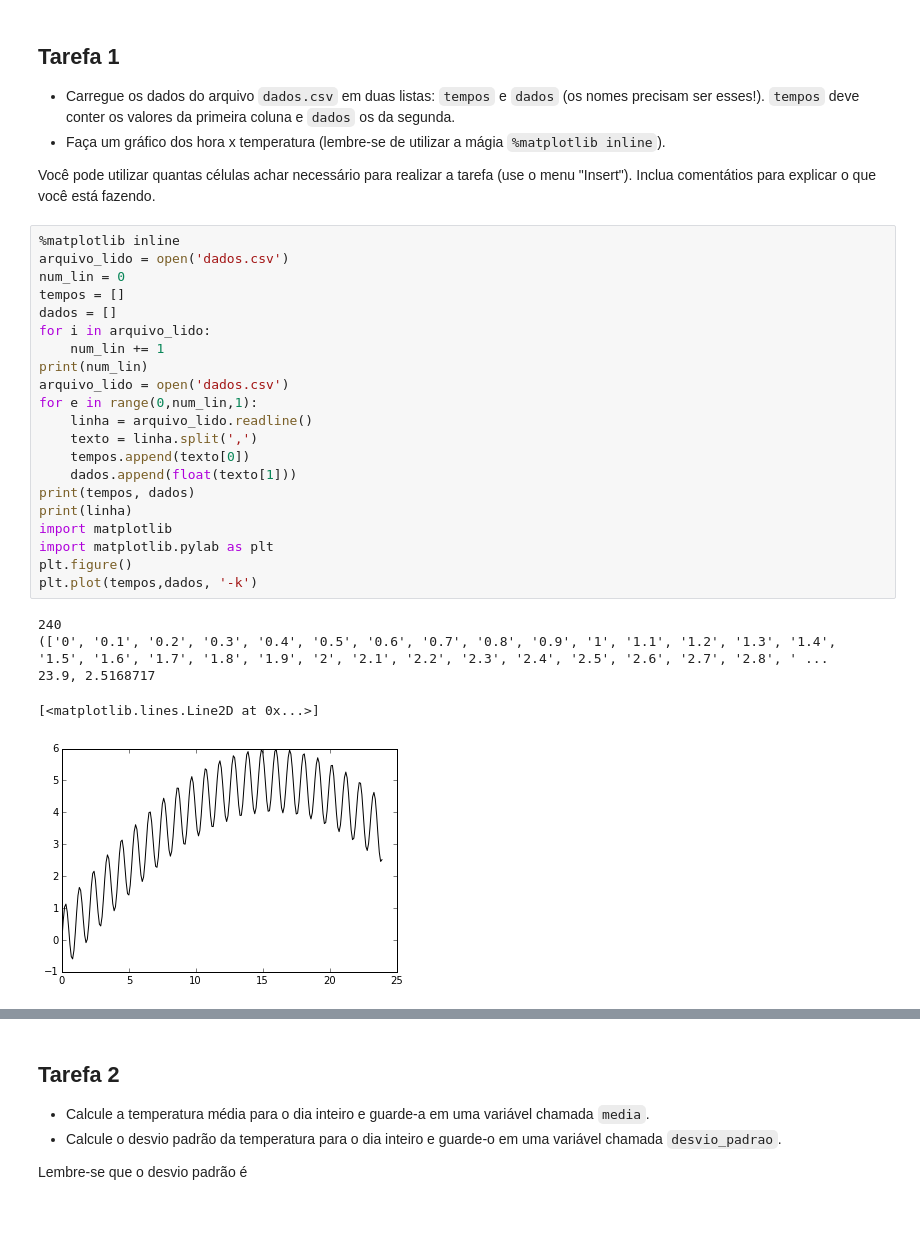
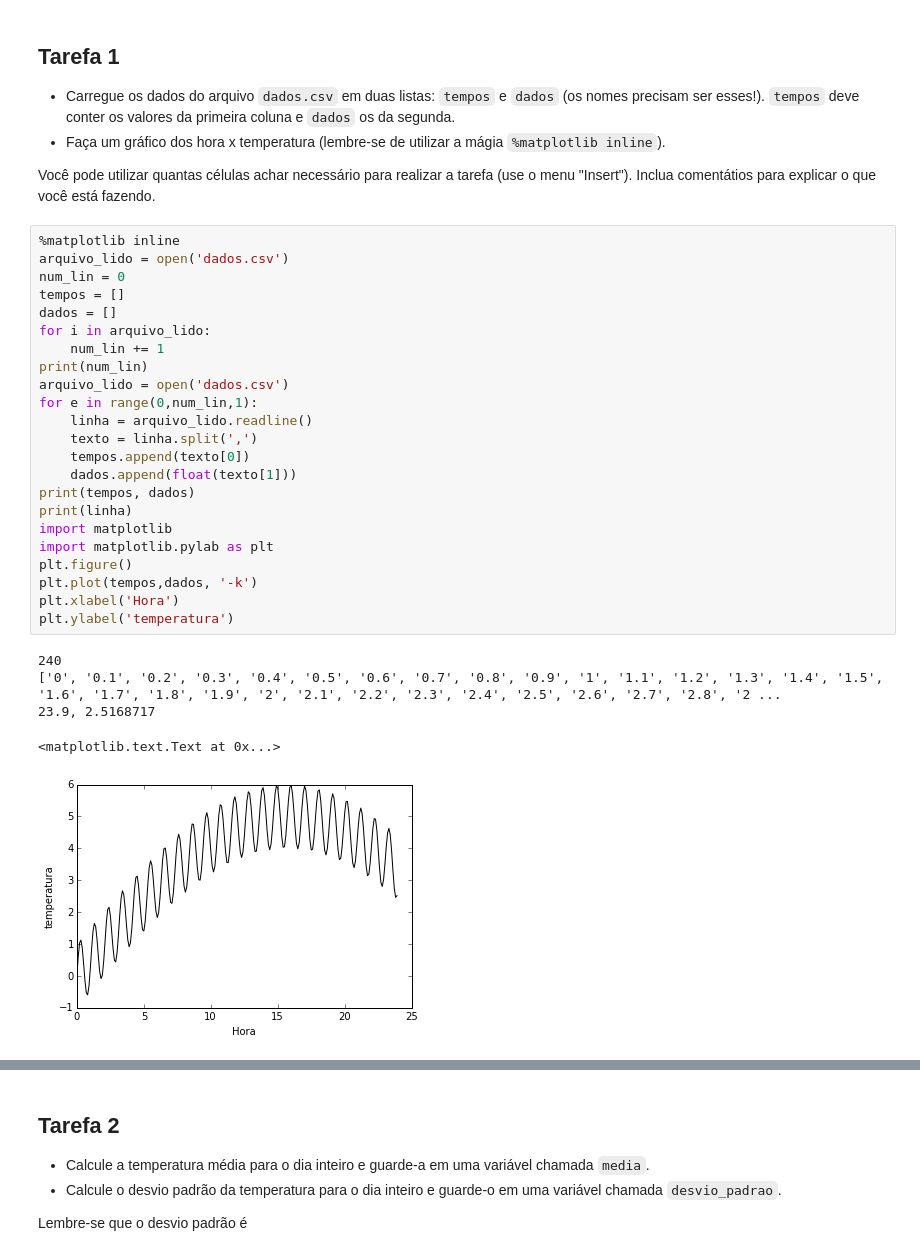
Before and after one commit to mat-esp-2015/python-intro-2-sniper, a Jupyter notebook: tarefa-intro-python-2.ipynb, the cells around one changed output, grey strips where cells are left out. Saved outputs shown, nothing was run; the diff lists cells and outputs as text; blank space fills up the shorter version.

```diff
--- a/tarefa-intro-python-2.ipynb
+++ b/tarefa-intro-python-2.ipynb
@@ -191,30 +191,32 @@ Você pode utilizar quantas células achar necessário para realizar a tarefa (u
 # %%
 %matplotlib inline
 arquivo_lido = open('dados.csv')
 num_lin = 0
 tempos = []
 dados = []
 for i in arquivo_lido:
     num_lin += 1
 print(num_lin)
 arquivo_lido = open('dados.csv')
 for e in range(0,num_lin,1):
     linha = arquivo_lido.readline()
     texto = linha.split(',')
     tempos.append(texto[0])
     dados.append(float(texto[1]))
 print(tempos, dados)
 print(linha)
 import matplotlib
 import matplotlib.pylab as plt
 plt.figure()
 plt.plot(tempos,dados, '-k')
+plt.xlabel('Hora')
+plt.ylabel('temperatura')
 # %% [output]
 240
-(['0', '0.1', '0.2', '0.3', '0.4', '0.5', '0.6', '0.7', '0.8', '0.9', '1', '1.1', '1.2', '1.3', '1.4', '1.5', '1.6', '1.7', '1.8', '1.9', '2', '2.1', '2.2', '2.3', '2.4', '2.5', '2.6', '2.7', '2.8', ' ...
+['0', '0.1', '0.2', '0.3', '0.4', '0.5', '0.6', '0.7', '0.8', '0.9', '1', '1.1', '1.2', '1.3', '1.4', '1.5', '1.6', '1.7', '1.8', '1.9', '2', '2.1', '2.2', '2.3', '2.4', '2.5', '2.6', '2.7', '2.8', '2 ...
 23.9, 2.5168717
-[<matplotlib.lines.Line2D at 0x...>]
+<matplotlib.text.Text at 0x...>
-[figure, old version]
+[figure, new version]
 # %% [markdown]
 ### Resultado esperado
 
```
Also changed, not shown: parts of 9 cells of this notebook.
